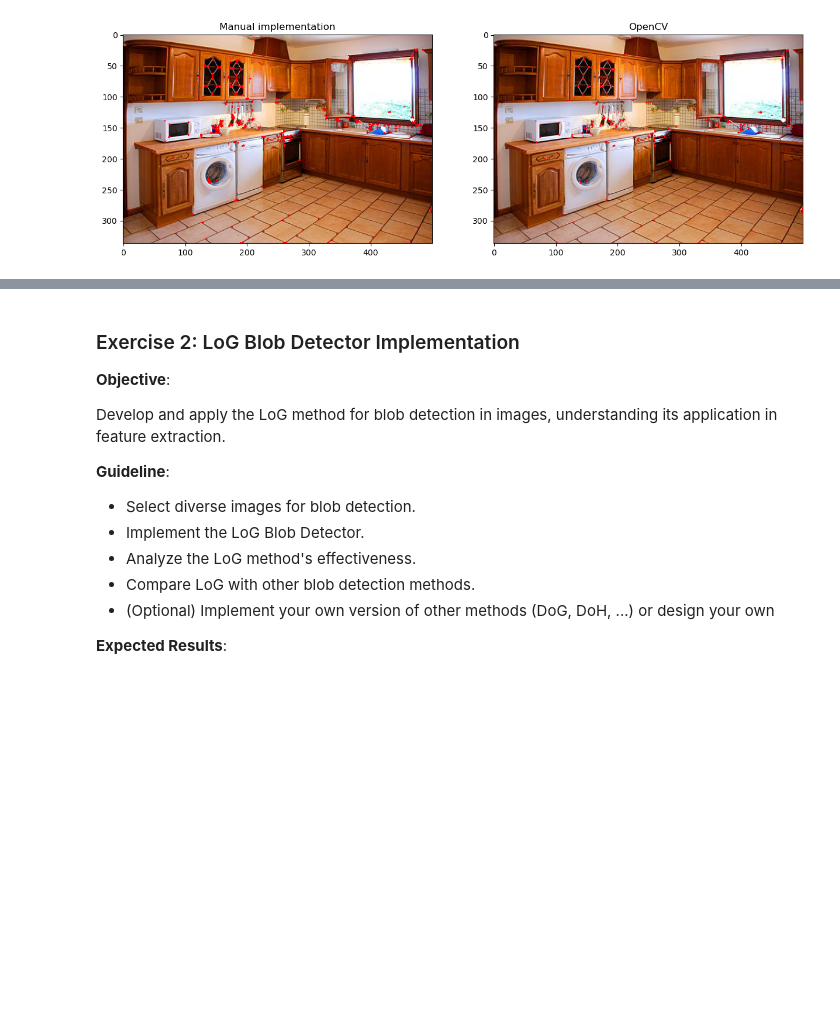
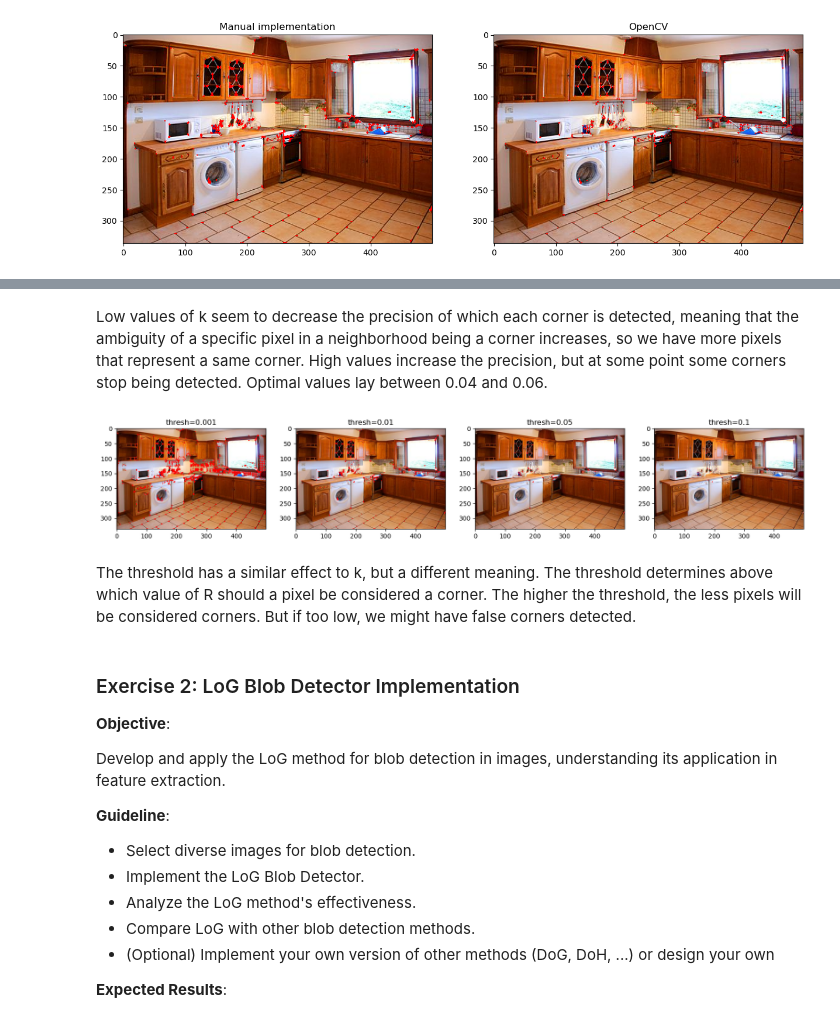
Before and after one commit to Pikurrot/cv-problems-uab, a Jupyter notebook: Lab 4/Practicum_Fondations_CV_Lab4.ipynb, the cells around one changed output, grey strips where cells are left out. Drawn from its saved outputs; the diff is of its cells as text; code cells hidden in the pictures; blank space fills up the shorter version.

```diff
--- a/Lab 4/Practicum_Fondations_CV_Lab4.ipynb
+++ b/Lab 4/Practicum_Fondations_CV_Lab4.ipynb
@@ -164,3 +191,17 @@ plt.show()
+# %% [markdown]
+Low values of k seem to decrease the precision of which each corner is detected, meaning that the ambiguity of a specific pixel in a neighborhood being a corner increases, so we have more pixels that represent a same corner. High values increase the precision, but at some point some corners stop being detected. Optimal values lay between 0.04 and 0.06.
+# %%
+threshs = [0.001, 0.01, 0.05, 0.1]
+
+fig, ax = plt.subplots(1, 4, figsize=(20, 5))
+for i, thresh in enumerate(threshs):
+	ax[i].imshow(harris_corner_detection(img_rgb, thresh=thresh))
+	ax[i].set_title(f"thresh={thresh}")
+plt.show()
+# %% [output]
+[figure, added]
+# %% [markdown]
+The threshold has a similar effect to k, but a different meaning. The threshold determines above which value of R should a pixel be considered a corner. The higher the threshold, the less pixels will be considered corners. But if too low, we might have false corners detected.
 # %% [markdown]
 
 ### Exercise 2: LoG Blob Detector Implementation
```
Also changed, not shown: parts of 7 cells of this notebook.
